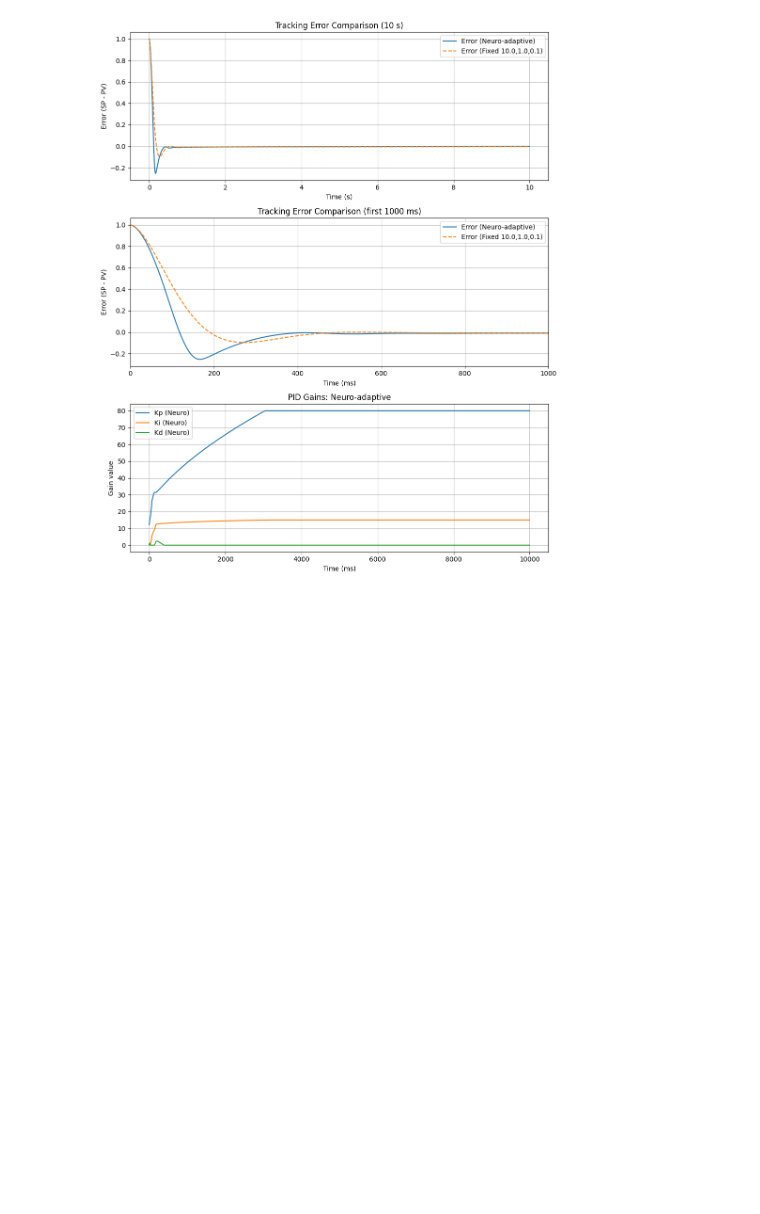
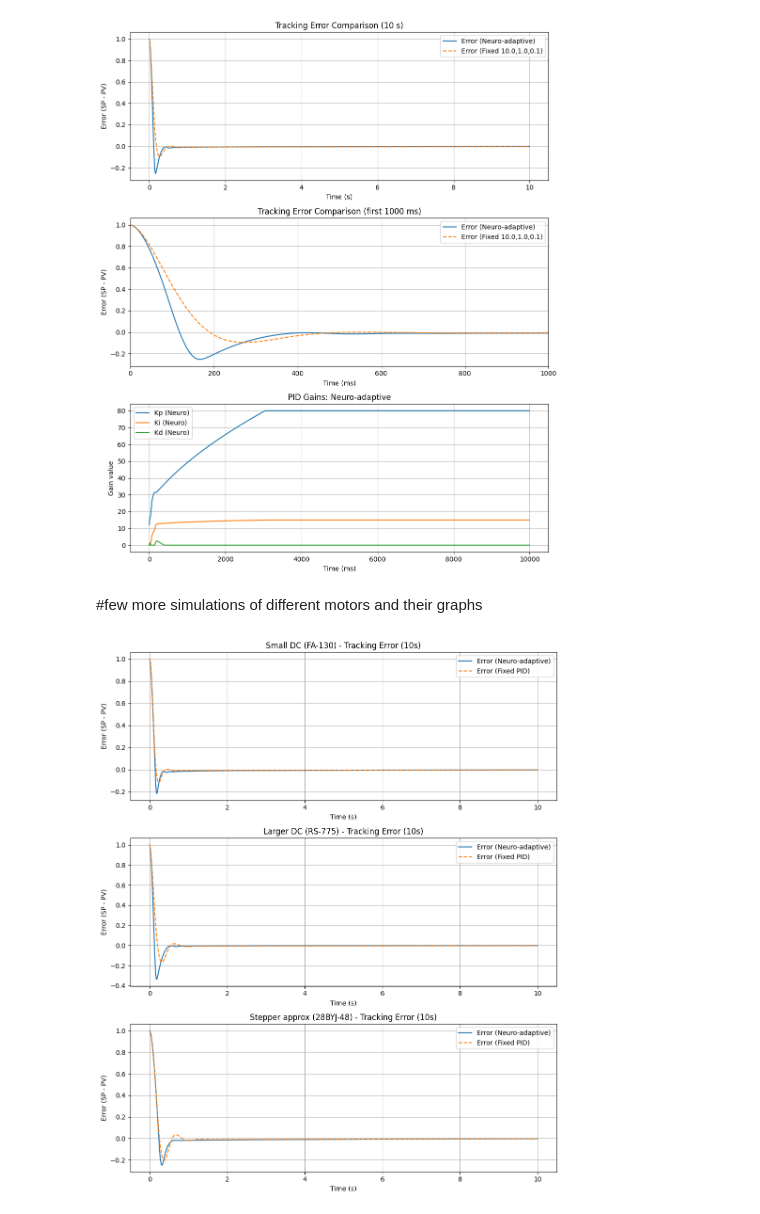
Before and after one commit to Omri-Naishtein/Neuro-PID, a Jupyter notebook: PID_inside_loop_ML.ipynb, the cells around one changed output. Drawn from its saved outputs; the diff is of its cells as text; code cells hidden in the pictures; blank space fills up the shorter version.

Commit message:
added comments, added three diffrent motors

```diff
--- a/PID_inside_loop_ML.ipynb
+++ b/PID_inside_loop_ML.ipynb
@@ -175,3 +181,57 @@ axs[2].legend(); axs[2].grid(True)
 plt.tight_layout(); plt.show()
 # %% [output]
 [figure]
+# %% [markdown]
+#few more simulations of different motors and their graphs
+# %%
+motors = { #dict of approxamtions of diffrent motors and their step func
+	"Small DC (FA-130)": (0.005,0.08,0.15,6.0),
+	"Larger DC (RS-775)": (0.02,0.2,0.25,24.0),
+	"Stepper approx (28BYJ-48)": (0.015,0.12,0.18,5.0)
+}
+
+def run_sim(motor_params, Kp_fixed=10.0, Ki_fixed=1.0, Kd_fixed=0.1): #function of running the sim
+	np.random.seed(0)
+	motor = SimpleDCMotor(*motor_params)
+	pid = PIDController(Kp=12.0, Ki=0.8, Kd=0.25)
+	mlp = TinyMLP(seed=1)
+	LR, CLIP = 0.1, 0.03
+	times=[]; errors=[]; e_hist=[0,0,0]; u_hist=[0,0]; sp=1.0
+	for step in range(STEPS):
+		t = step*DT; times.append(t)
+		e = sp - motor.theta
+		feat = build_feature_vector(e_hist, pid.integral, u_hist, sp)
+		out = mlp.forward(feat)
+		scale = 2.0 if abs(e)>0.5 else max(0.2,1.0-abs(e))
+		out = out*scale
+		new_gains = np.array([pid.Kp+out[0], pid.Ki+out[1], pid.Kd+out[2]])
+		new_gains[0]=np.clip(new_gains[0],0,80); new_gains[1]=np.clip(new_gains[1],0,15); new_gains[2]=np.clip(new_gains[2],0,8)
+		pid.Kp, pid.Ki, pid.Kd = new_gains
+		u = pid.compute(e,DT)
+		motor.step(u,DT)
+		errors.append(e)
+		dL_dout = -e*out; mlp.backward_from_dout(dL_dout); mlp.step_sgd(lr=LR,clip=CLIP)
+		e_hist=[e]+e_hist[:2]; u_hist=[u]+u_hist[:1]
+
+	# Fixed PID baseline
+	motor_fixed = SimpleDCMotor(*motor_params)
+	pid_fixed = PIDController(Kp=Kp_fixed, Ki=Ki_fixed, Kd=Kd_fixed)
+	errors_fixed=[]; pid_fixed.reset()
+	for _ in times:
+		e = sp - motor_fixed.theta
+		u = pid_fixed.compute(e,DT)
+		motor_fixed.step(u,DT)
+		errors_fixed.append(e)
+	return times, errors, errors_fixed
+
+fig, axs = plt.subplots(len(motors),1,figsize=(10,12))
+for i,(name,params) in enumerate(motors.items()):
+	times, err, err_fixed = run_sim(params)
+	axs[i].plot(times, err, label="Error (Neuro-adaptive)")
+	axs[i].plot(times, err_fixed, "--", label="Error (Fixed PID)")
+	axs[i].set_title(f"{name} - Tracking Error (10s)")
+	axs[i].set_xlabel("Time (s)"); axs[i].set_ylabel("Error (SP - PV)")
+	axs[i].legend(); axs[i].grid(True)
+plt.tight_layout(); plt.show()
+# %% [output]
+[figure, added]
```
Also changed, not shown: parts of 4 cells of this notebook.
